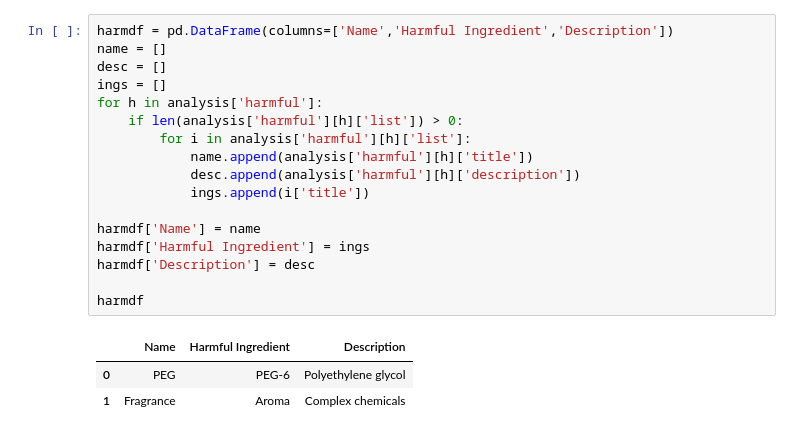
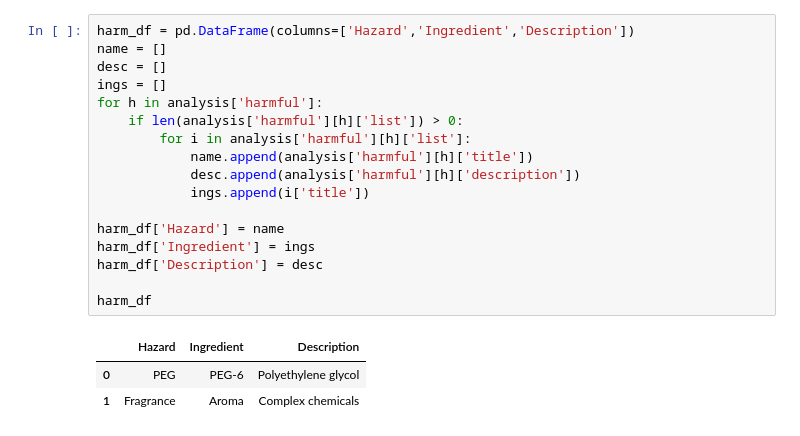
Before and after one commit to galideutsch/CAP-6683_Final-Project_AI-Ingredient-Checker, a Jupyter notebook: main_v2.ipynb, the cells around one changed output. Saved outputs shown, nothing was run; the diff lists cells and outputs as text.

```diff
--- a/main_v2.ipynb
+++ b/main_v2.ipynb
@@ -179,21 +222,21 @@ df
 # %%
-harmdf = pd.DataFrame(columns=['Name','Harmful Ingredient','Description'])
+harm_df = pd.DataFrame(columns=['Hazard','Ingredient','Description'])
 name = []
 desc = []
 ings = []
 for h in analysis['harmful']:
     if len(analysis['harmful'][h]['list']) > 0:
         for i in analysis['harmful'][h]['list']:
             name.append(analysis['harmful'][h]['title'])
             desc.append(analysis['harmful'][h]['description'])
             ings.append(i['title'])
 
-harmdf['Name'] = name
-harmdf['Harmful Ingredient'] = ings
-harmdf['Description'] = desc
+harm_df['Hazard'] = name
+harm_df['Ingredient'] = ings
+harm_df['Description'] = desc
 
-harmdf
+harm_df
 # %% [output]
-|  | Name | Harmful Ingredient | Description |
+|  | Hazard | Ingredient | Description |
 | 0 | PEG | PEG-6 | Polyethylene glycol |
 | 1 | Fragrance | Aroma | Complex chemicals |
```
Also changed, not shown: parts of 26 cells of this notebook, 5 other files.
